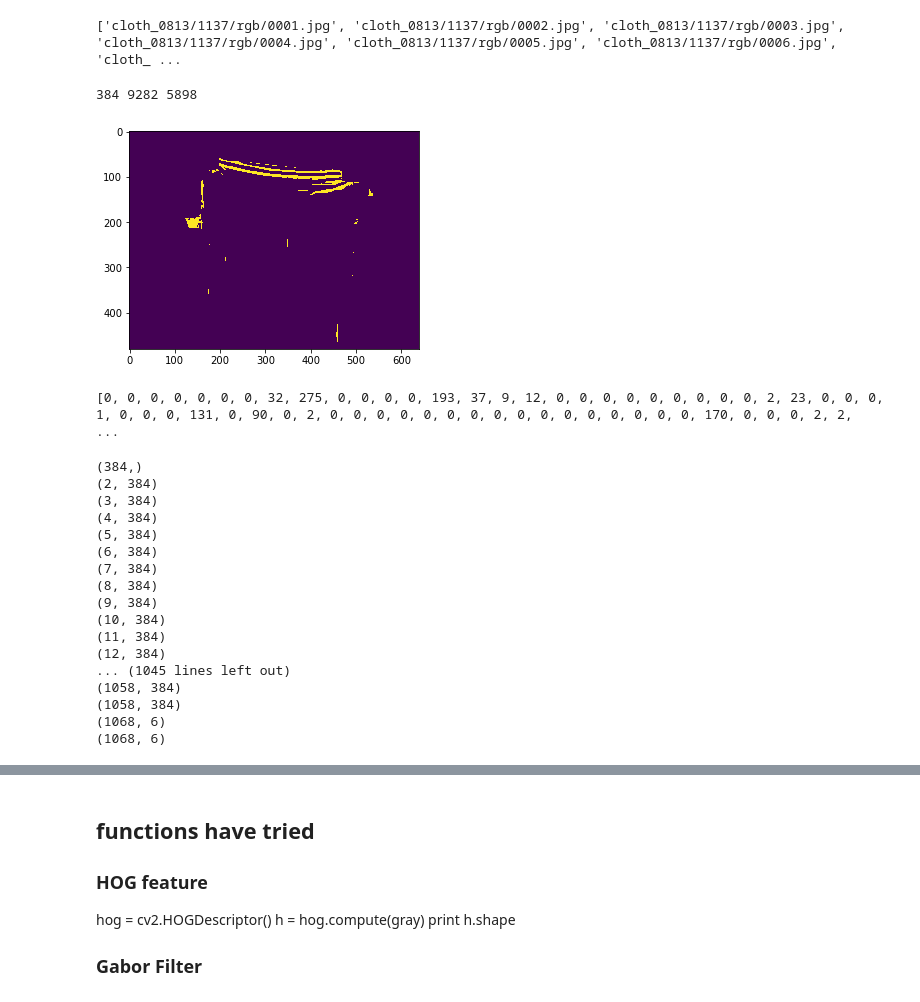
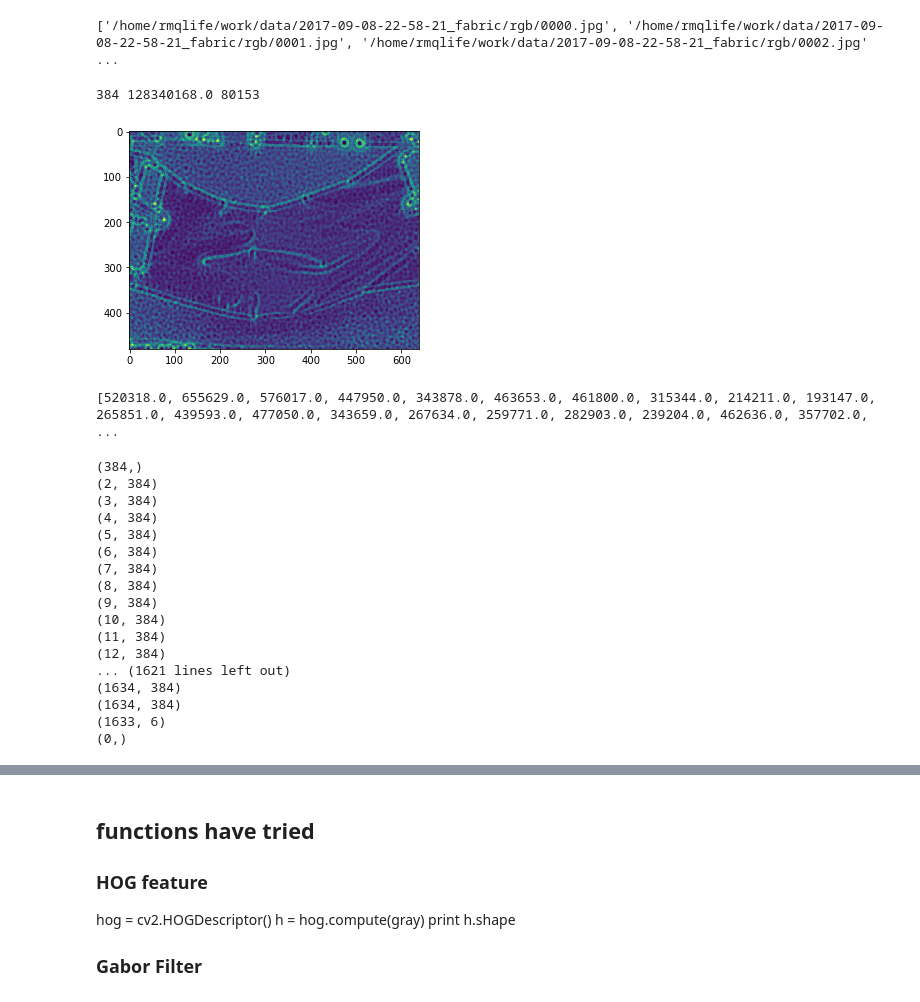
Before and after one commit to rmqlife/deformable, a Jupyter notebook: wrinkle_feature.ipynb, the cells around one changed output, grey strips where cells are left out. Drawn from its saved outputs; the diff is of its cells as text; code cells hidden in the pictures.

```diff
--- a/wrinkle_feature.ipynb
+++ b/wrinkle_feature.ipynb
@@ -7,8 +7,8 @@ from cv_bridge import CvBridge
 import numpy as np
 # conda install libgcc
 
-# setup dataset
-bagname = 'cloth_0813/1137.bag'
+bagname = '/home/rmqlife/work/data/2017-09-08-22-58-21_fabric.bag'
+
 home = bagname[:-4]
 rgb_dir = home + '/rgb'
 depth_dir = home + '/depth'
@@ -20,7 +20,7 @@ if not os.path.exists(rgb_dir):
     os.mkdir(rgb_dir)
 
 bag = rosbag.Bag(bagname)
-t1 = '/yumi/ikSloverVel_controller/state'
+t1 = '/yumi/ikSloverVel_controller/ee_cart_position_vis'
 t2 = '/yumi/ikSloverVel_controller/ee_cart_position'
 
 topics = bag.get_type_and_topic_info()[1].keys()
@@ -35,8 +35,8 @@ count = 0
 tt_pos = np.array([])
 tt_vel = np.array([])
 for topic, msg, t in bag.read_messages(topics=[t1,t2,t3,t4]):
+    print t
     if topic == t3:
-        count = count + 1
         cv_img = bridge.imgmsg_to_cv2(msg)
         cv_img = cv2.cvtColor(cv_img,cv2.COLOR_BGR2RGB)
         cv2.imwrite(os.path.join(rgb_dir + "/%04i.jpg" % count), cv_img)
@@ -44,11 +44,13 @@ for topic, msg, t in bag.read_messages(topics=[t1,t2,t3,t4]):
         cv_img = bridge.imgmsg_to_cv2(msg)
         cv2.imwrite(os.path.join(depth_dir + "/%04i.png" % count), cv_img)
     if topic == t2:
+        count = count + 1
         pos = np.array(msg.data)
         tt_pos = np.vstack((tt_pos, pos)) if tt_pos.size else pos
-    if topic == t1:
-        vel = np.array(msg.data)
-        tt_vel = np.vstack((tt_vel,vel)) if tt_vel.size else vel
+#     if topic == t1:
+#         print msg['position']
+#         vel = np.array(msg.data)
+#         tt_vel = np.vstack((tt_vel,vel)) if tt_vel.size else vel
 
 np.savez(os.path.join(home + "/data"),pos=tt_pos,vel=tt_vel)
 # %% [output]
@@ -71,7 +89,7 @@ rgblist = get_filelist(rgb_dir)
 
 print rgblist
 # %% [output]
-['cloth_0813/1137/rgb/0001.jpg', 'cloth_0813/1137/rgb/0002.jpg', 'cloth_0813/1137/rgb/0003.jpg', 'cloth_0813/1137/rgb/0004.jpg', 'cloth_0813/1137/rgb/0005.jpg', 'cloth_0813/1137/rgb/0006.jpg', 'cloth_ ...
+['/home/rmqlife/work/data/2017-09-08-22-58-21_fabric/rgb/0000.jpg', '/home/rmqlife/work/data/2017-09-08-22-58-21_fabric/rgb/0001.jpg', '/home/rmqlife/work/data/2017-09-08-22-58-21_fabric/rgb/0002.jpg' ...
 # %%
 import os, cv2
 import matplotlib.pyplot as plt
@@ -92,7 +110,7 @@ def get_fg(img):
 def mk(s):#morph kernel
     return np.ones((s,s),np.uint8)
 
-def gabor_feat(img, num_theta = 4, grid = 80, show_fg=False,show_step=False):
+def gabor_feat_with_fg(img, num_theta = 4, grid = 80, show_fg=False,show_step=False):
     img = cv2.cvtColor(img,cv2.COLOR_BGR2RGB)
     fg = get_fg(img)
     shrink_fg = cv2.erode(fg, mk(15), iterations = 2)
@@ -116,36 +134,72 @@ def gabor_feat(img, num_theta = 4, grid = 80, show_fg=False,show_step=False):
         g_kernel1 = cv2.getGaborKernel((ks, ks), sigma = 6.0, theta = i*np.pi/num_theta, lambd = 10.0, gamma=0.5, psi=0, ktype=cv2.CV_32F)
         filtered = cv2.filter2D(gray, cv2.CV_8UC3, g_kernel1)
         count = count+1
 
         filtered = np.array(filtered>thresh, dtype=bool)
         filtered = filtered & shrink_fg
         avg = avg | filtered
 
         count = 0
         for col in np.arange(0, cols, grid):
             for row in np.arange(0, rows, grid):
                 block = filtered[row:row+grid,col:col+grid]
                 val =  np.sum(block>0)
                 hist.append(val)
         #hist.append(np.sum(filtered>0))
         if show_step:
             plt.imshow(filtered)
             plt.show()
 
     return avg, hist
 
+
+def gabor_feat(img, num_theta = 4, grid = 80, show_fg=False,show_step=False):
+    img = cv2.cvtColor(img,cv2.COLOR_BGR2RGB)
+
+    gray = cv2.cvtColor(img, cv2.COLOR_BGR2GRAY)
+
+    ks = 101 # kernel size
+    thresh = 200
+
+    avg = np.zeros(gray.shape)
+    count = 0
+
+    rows, cols = gray.shape
+
+    hist = []
+    for i in range(num_theta):
+        g_kernel1 = cv2.getGaborKernel((ks, ks), sigma = 6.0, theta = i*np.pi/num_theta, lambd = 10.0, gamma=0.5, psi=0, ktype=cv2.CV_32F)
+        filtered = cv2.filter2D(gray, cv2.CV_8UC3, g_kernel1)
+        count = count+1
+
+        avg = avg + filtered
+
+        count = 0
+        for col in np.arange(0, cols, grid):
+            for row in np.arange(0, rows, grid):
+                block = filtered[row:row+grid,col:col+grid]
+                val =  float(np.sum(block))
+                hist.append(val)
+        if show_step:
+            plt.imshow(filtered)
+            plt.show()
+    avg = avg/float(num_theta)
+    avg = np.uint8(avg)
+    return avg, hist
+
+
 i = 700
 im = cv2.imread(rgblist[i])
 gray = cv2.cvtColor(im, cv2.COLOR_BGR2GRAY)
 gabor, hist = gabor_feat(im, num_theta = 8, show_step = 0)
 print len(hist), sum(hist), sum(sum(gabor))
 
 plt.imshow(gabor), plt.show()
 print hist
 # %% [output]
-384 9282 5898
+384 128340168.0 80153
-[figure, old version]
+[figure, new version]
-[0, 0, 0, 0, 0, 0, 0, 32, 275, 0, 0, 0, 0, 193, 37, 9, 12, 0, 0, 0, 0, 0, 0, 0, 0, 0, 2, 23, 0, 0, 0, 1, 0, 0, 0, 131, 0, 90, 0, 2, 0, 0, 0, 0, 0, 0, 0, 0, 0, 0, 0, 0, 0, 0, 0, 0, 170, 0, 0, 0, 2, 2,  ...
+[520318.0, 655629.0, 576017.0, 447950.0, 343878.0, 463653.0, 461800.0, 315344.0, 214211.0, 193147.0, 265851.0, 439593.0, 477050.0, 343659.0, 267634.0, 259771.0, 282903.0, 239204.0, 462636.0, 357702.0, ...
 # %%
 # build up the dataset
 feat = np.array([])
@@ -179,11 +233,11 @@ np.savez(home+'/data2',feat=feat,vel=vel,pos=pos)
 (10, 384)
 (11, 384)
 (12, 384)
-... (1045 lines left out)
-(1058, 384)
-(1058, 384)
-(1068, 6)
-(1068, 6)
+... (1621 lines left out)
+(1634, 384)
+(1634, 384)
+(1633, 6)
+(0,)
 # %%
 import numpy as np
 data = np.load('cloth_0813/1135/data2.npz')
```
Also changed, not shown: parts of 1 cell of this notebook, 3 other files.
